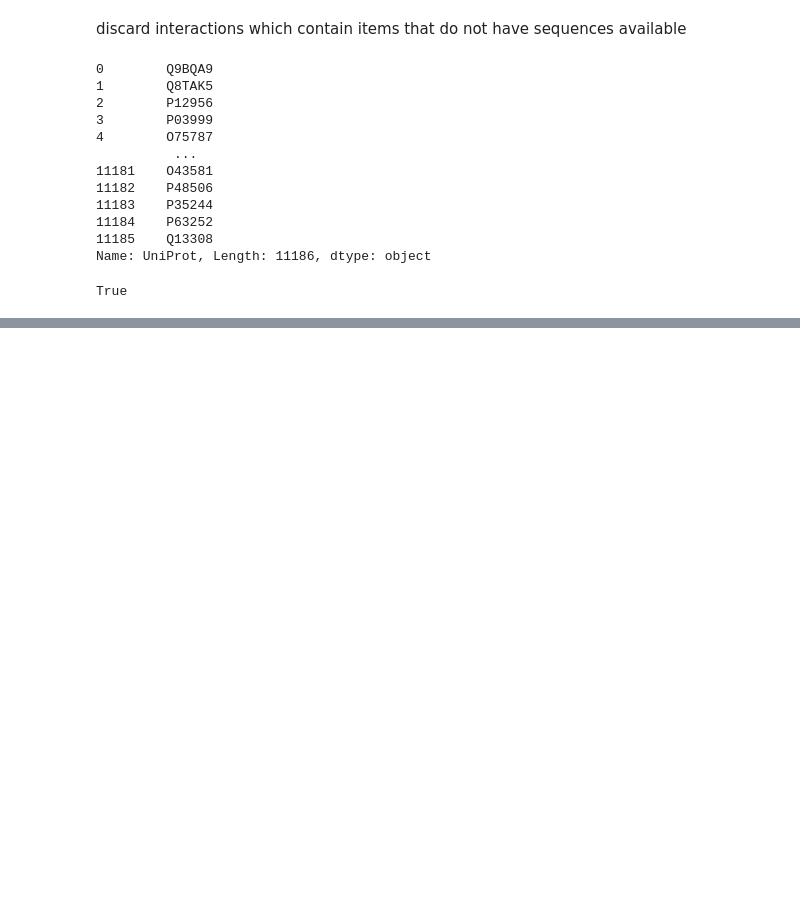
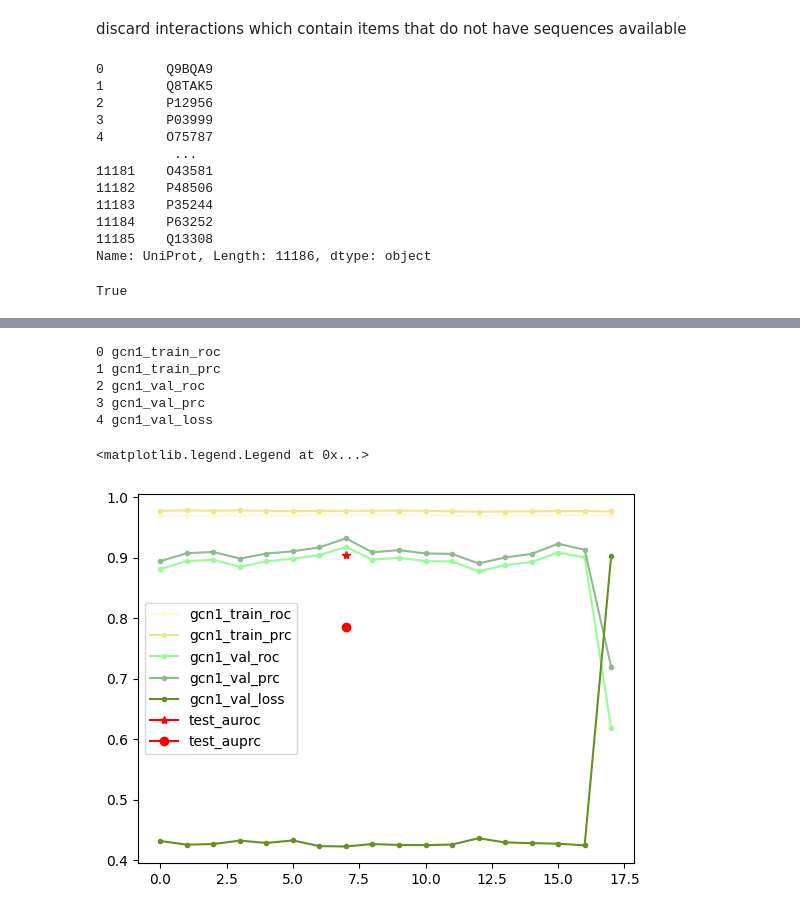
Before and after one commit to zshuyinggg/ppi_mutation, a Jupyter notebook: notebooks/ppi2.ipynb, the cells around one changed output, grey strips where cells are left out. Drawn from its saved outputs; the diff is of its cells as text; code cells hidden in the pictures; blank space fills up the shorter version.

Commit message:
first set of experiments of baseline 1. test set not good

```diff
--- a/notebooks/ppi2.ipynb
+++ b/notebooks/ppi2.ipynb
@@ -245,0 +295,19 @@ True
+# %%
+import matplotlib.pyplot as plt
+plt.figure()
+color_list=['cornsilk','khaki','palegreen','darkseagreen','olivedrab']
+for i,column in enumerate(gcn1.columns):
+    print(i,column)
+    plt.plot(gcn1[column],label=column,marker='.',color=color_list[i])
+
+plt.plot(7,0.9054,marker='*',color='r',label='test_auroc')
+plt.plot(7,0.7853,marker='o',color='r',label='test_auprc')
+plt.legend()
+# %% [output]
+0 gcn1_train_roc
+1 gcn1_train_prc
+2 gcn1_val_roc
+3 gcn1_val_prc
+4 gcn1_val_loss
+<matplotlib.legend.Legend at 0x...>
+[figure, added]
```
Also changed, not shown: parts of 14 cells of this notebook, 18 other files.
